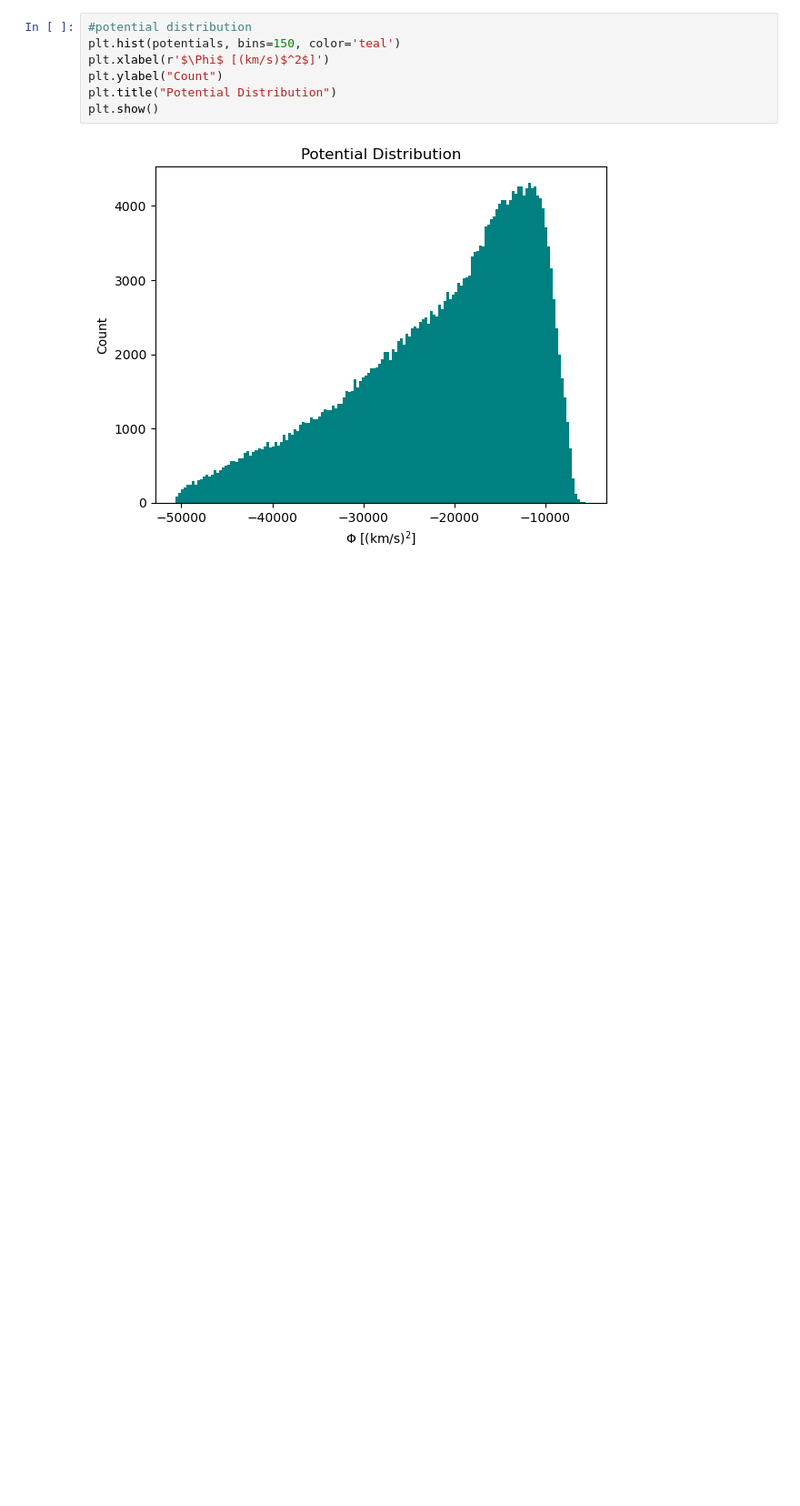
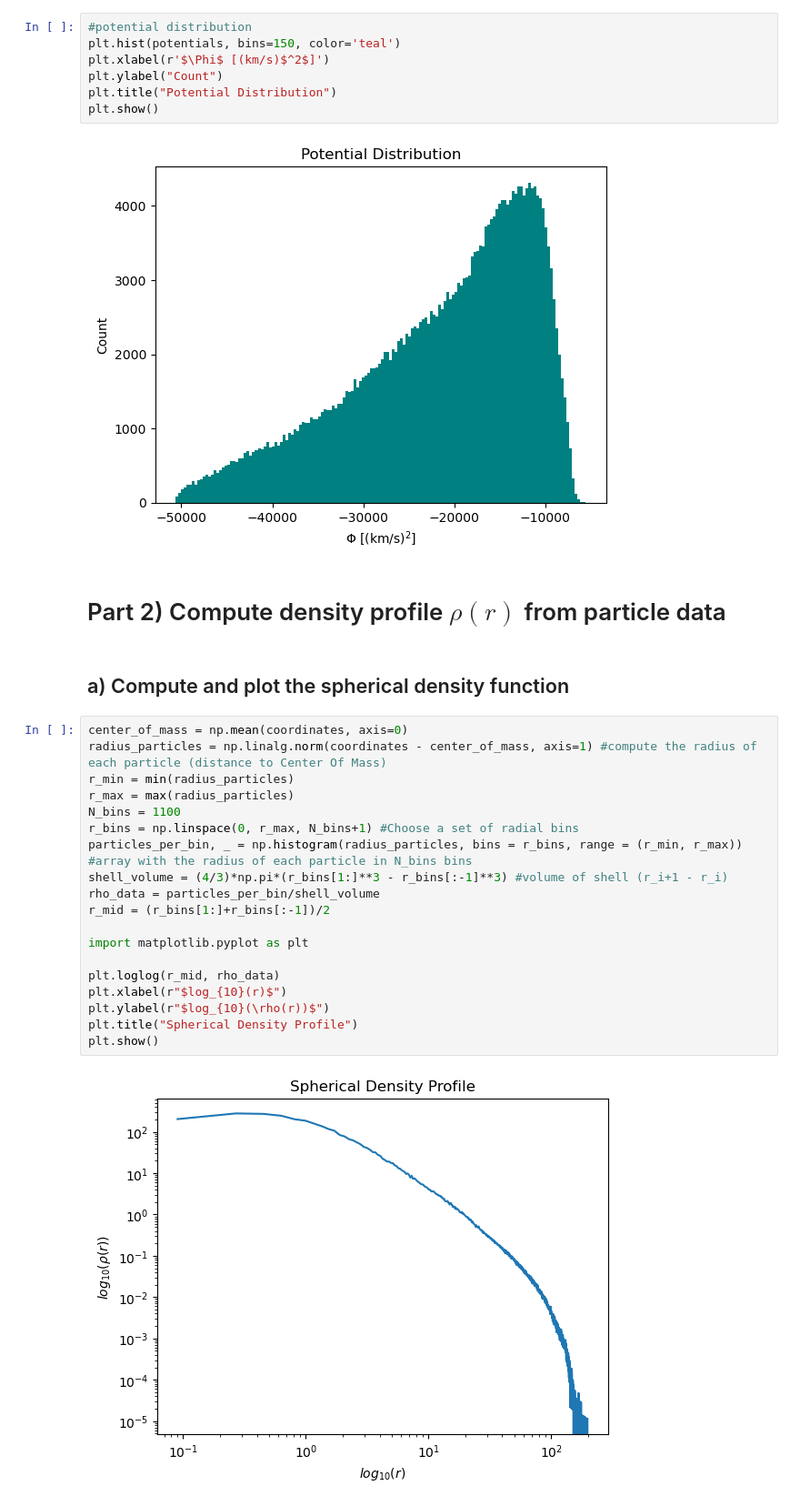
Before and after one commit to gvansan/TANA_notebooks, a Jupyter notebook: Project/hdf5_file_mathijs.ipynb, the cells around one changed output. Shown: that part at 91% size. Saved outputs shown, nothing was run; the diff lists cells and outputs as text; blank space fills up the shorter version.

Commit message:
Update file with part 2

```diff
--- a/Project/hdf5_file_mathijs.ipynb
+++ b/Project/hdf5_file_mathijs.ipynb
@@ -300,3 +298,28 @@ plt.title("Potential Distribution")
 plt.show()
 # %% [output]
 [figure]
+# %% [markdown]
+# Part 2) Compute density profile $\rho(r)$ from particle data
+# %% [markdown]
+## a) Compute and plot the spherical density function
+# %%
+center_of_mass = np.mean(coordinates, axis=0)
+radius_particles = np.linalg.norm(coordinates - center_of_mass, axis=1) #compute the radius of each particle (distance to Center Of Mass)
+r_min = min(radius_particles)
+r_max = max(radius_particles)
+N_bins = 1100
+r_bins = np.linspace(0, r_max, N_bins+1) #Choose a set of radial bins
+particles_per_bin, _ = np.histogram(radius_particles, bins = r_bins, range = (r_min, r_max)) #array with the radius of each particle in N_bins bins
+shell_volume = (4/3)*np.pi*(r_bins[1:]**3 - r_bins[:-1]**3) #volume of shell (r_i+1 - r_i)
+rho_data = particles_per_bin/shell_volume
+r_mid = (r_bins[1:]+r_bins[:-1])/2
+
+import matplotlib.pyplot as plt
+
+plt.loglog(r_mid, rho_data)
+plt.xlabel(r"$log_{10}(r)$")
+plt.ylabel(r"$log_{10}(\rho(r))$")
+plt.title("Spherical Density Profile")
+plt.show()
+# %% [output]
+[figure, added]
```
Also changed, not shown: parts of 3 cells of this notebook.
